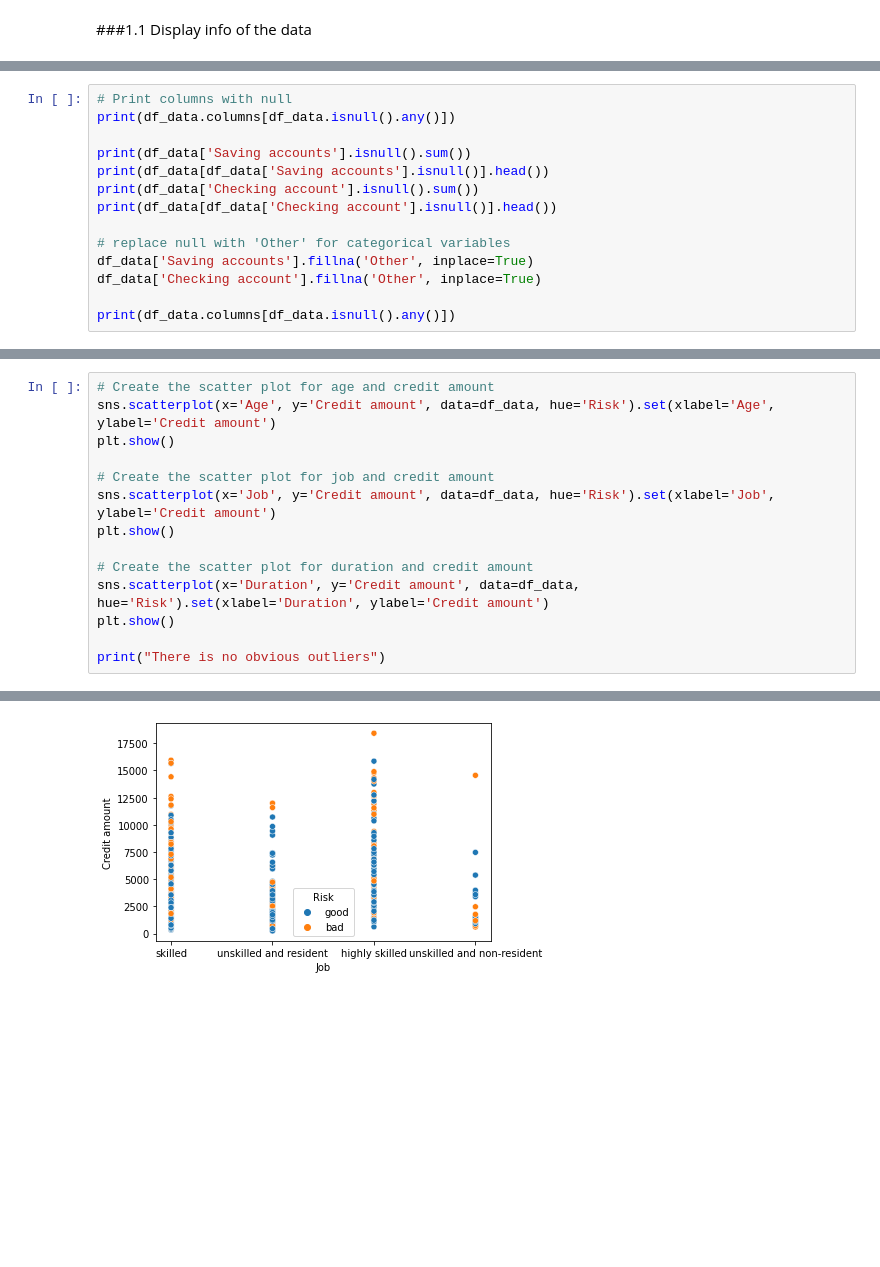
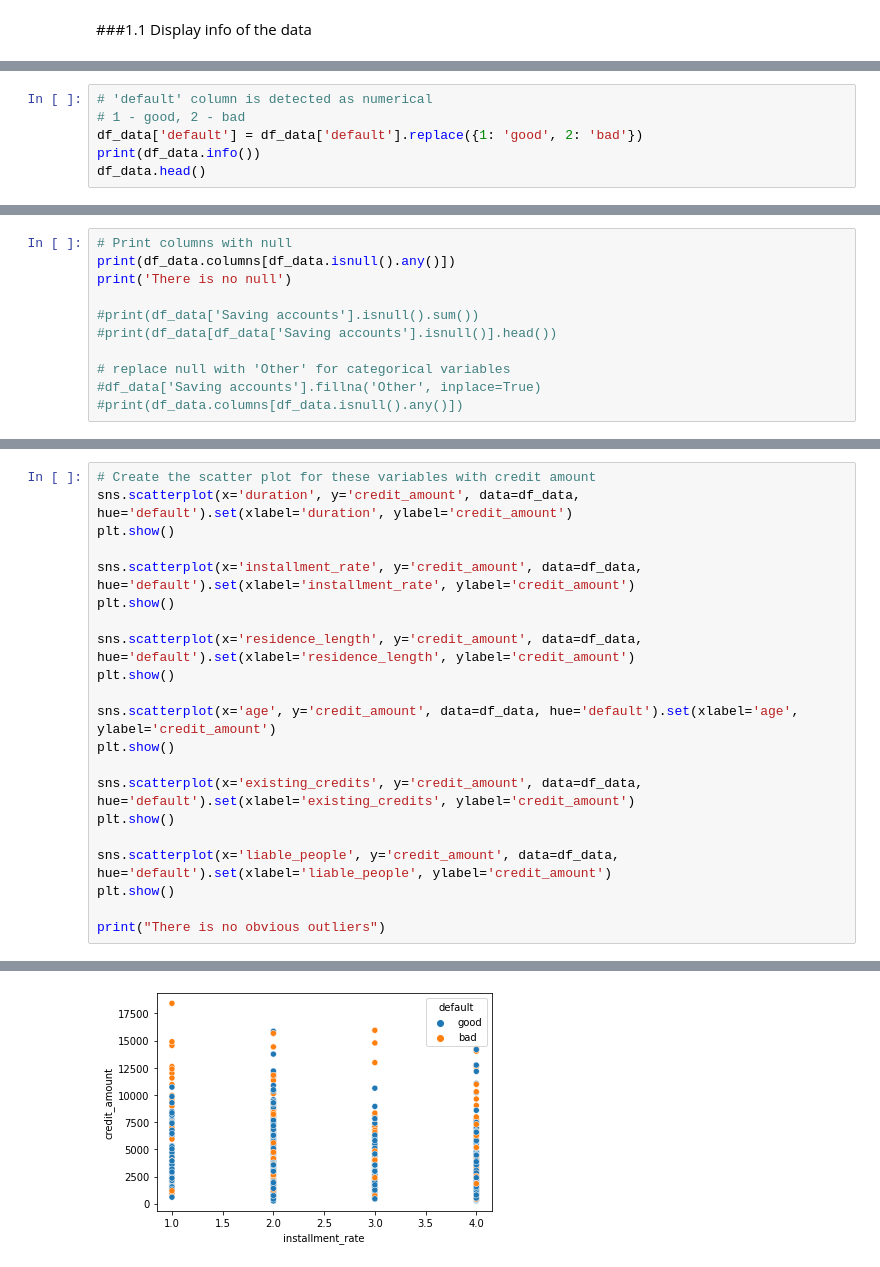
Before and after one commit to shanqu91/project_credit_risk_modeling, a Jupyter notebook: A_data_preparation.ipynb, the cells around one changed output, grey strips where cells are left out. Cells and saved outputs as stored; diff of their text form; blank space fills up the shorter version.

Commit message:
Adopt it to full german credit data

```diff
--- a/A_data_preparation.ipynb
+++ b/A_data_preparation.ipynb
@@ -55,0 +50,6 @@ None
+# %%
+# 'default' column is detected as numerical
+# 1 - good, 2 - bad
+df_data['default'] = df_data['default'].replace({1: 'good', 2: 'bad'})
+print(df_data.info())
+df_data.head()
@@ -61,15 +82,12 @@ Replace them using 'Other'
 # %%
 # Print columns with null
 print(df_data.columns[df_data.isnull().any()])
+print('There is no null')
 
-print(df_data['Saving accounts'].isnull().sum())
-print(df_data[df_data['Saving accounts'].isnull()].head())
-print(df_data['Checking account'].isnull().sum())
-print(df_data[df_data['Checking account'].isnull()].head())
+#print(df_data['Saving accounts'].isnull().sum())
+#print(df_data[df_data['Saving accounts'].isnull()].head())
 
 # replace null with 'Other' for categorical variables
-df_data['Saving accounts'].fillna('Other', inplace=True)
-df_data['Checking account'].fillna('Other', inplace=True)
-
-print(df_data.columns[df_data.isnull().any()])
+#df_data['Saving accounts'].fillna('Other', inplace=True)
+#print(df_data.columns[df_data.isnull().any()])
 # %% [output]
@@ -96,14 +171,21 @@ Age, Job, Duration, Credit amount can have outliers.
 # %%
-# Create the scatter plot for age and credit amount
-sns.scatterplot(x='Age', y='Credit amount', data=df_data, hue='Risk').set(xlabel='Age', ylabel='Credit amount')
+# Create the scatter plot for these variables with credit amount
+sns.scatterplot(x='duration', y='credit_amount', data=df_data, hue='default').set(xlabel='duration', ylabel='credit_amount')
 plt.show()
 
-# Create the scatter plot for job and credit amount
-sns.scatterplot(x='Job', y='Credit amount', data=df_data, hue='Risk').set(xlabel='Job', ylabel='Credit amount')
+sns.scatterplot(x='installment_rate', y='credit_amount', data=df_data, hue='default').set(xlabel='installment_rate', ylabel='credit_amount')
 plt.show()
 
-# Create the scatter plot for duration and credit amount
-sns.scatterplot(x='Duration', y='Credit amount', data=df_data, hue='Risk').set(xlabel='Duration', ylabel='Credit amount')
+sns.scatterplot(x='residence_length', y='credit_amount', data=df_data, hue='default').set(xlabel='residence_length', ylabel='credit_amount')
+plt.show()
+
+sns.scatterplot(x='age', y='credit_amount', data=df_data, hue='default').set(xlabel='age', ylabel='credit_amount')
+plt.show()
+
+sns.scatterplot(x='existing_credits', y='credit_amount', data=df_data, hue='default').set(xlabel='existing_credits', ylabel='credit_amount')
+plt.show()
+
+sns.scatterplot(x='liable_people', y='credit_amount', data=df_data, hue='default').set(xlabel='liable_people', ylabel='credit_amount')
 plt.show()
 
 print("There is no obvious outliers")
@@ -112 +194 @@ print("There is no obvious outliers")
-[figure, old version]
+[figure, new version]
```
Also changed, not shown: parts of 20 cells of this notebook.
